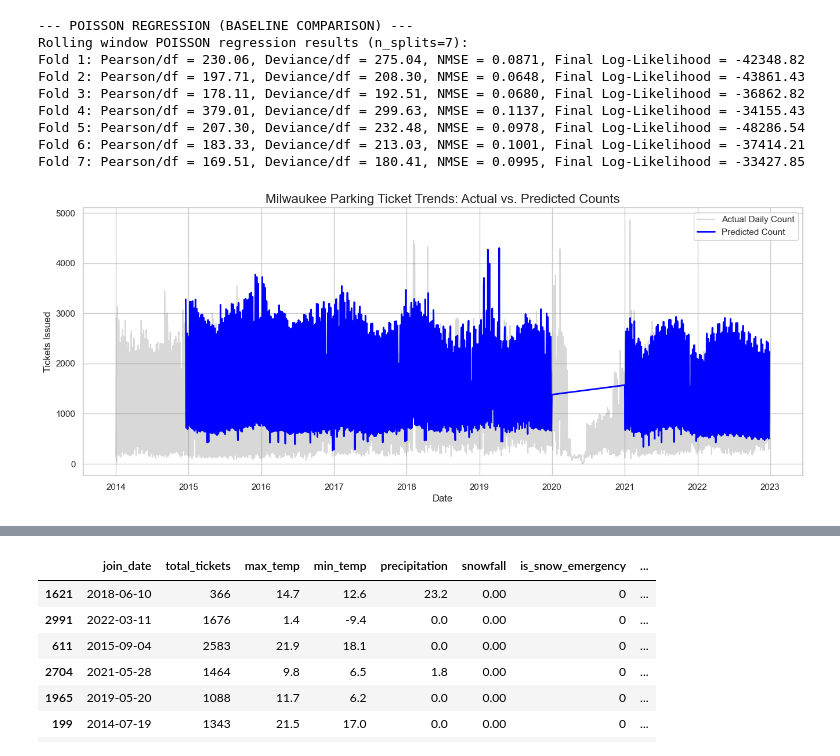
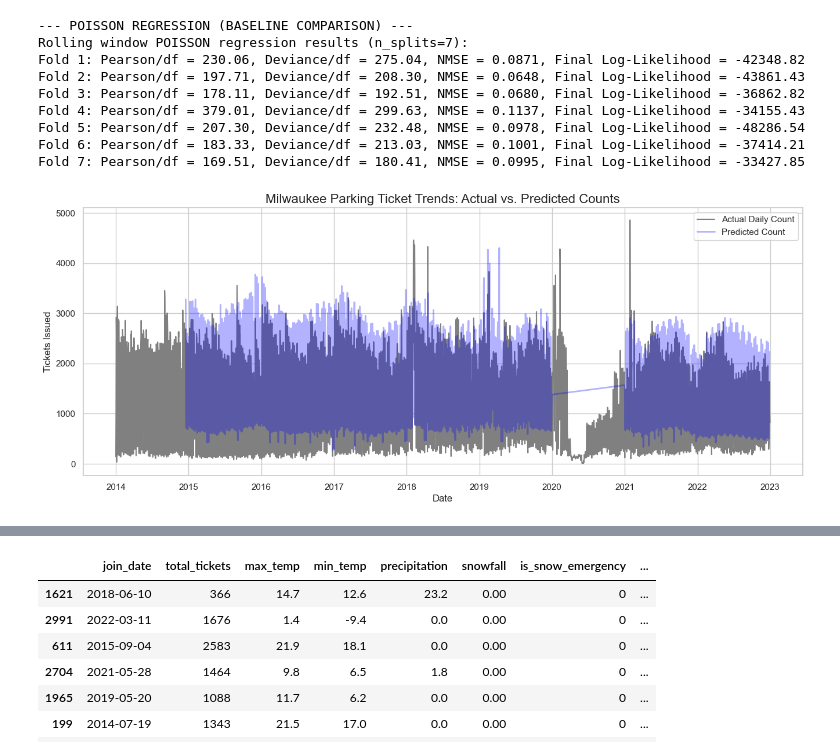
Before and after one commit to johneckberg/Milwaukee-Ticket-Data-Analysis, a Jupyter notebook: parking_final_project.ipynb, the cells around one changed output, grey strips where cells are left out. Saved outputs shown, nothing was run; the diff lists cells and outputs as text; code cells hidden in the pictures.

Commit message:
updated visualization

```diff
--- a/parking_final_project.ipynb
+++ b/parking_final_project.ipynb
@@ -959,24 +959,24 @@ Fold 7: Pearson/df = 169.51, Deviance/df = 180.41, NMSE = 0.0995, Final Log-Like
 # %%
 # overlay the logged prediction counts with the actual daily ticket values
 # this didnt work very well
 import matplotlib.pyplot as plt
 import seaborn as sns
 import numpy as np
 
 # ensure dataframe is sorted by date
 daily_summary_df = daily_summary_df.sort_values('join_date').reset_index(drop=True)
 
 
 # plot actual daily counts and overlay predicted counts (assume predicted_tickets column exists)
 plt.figure(figsize=(16, 6))
-sns.lineplot(data=daily_summary_df, x='join_date', y='total_tickets', color='gray', alpha=0.3, label='Actual Daily Count')
-sns.lineplot(data=daily_summary_df, x='join_date', y='predicted_tickets', color='blue', linewidth=2, label='Predicted Count')
+sns.lineplot(data=daily_summary_df, x='join_date', y='total_tickets', color='gray', label='Actual Daily Count')
+sns.lineplot(data=daily_summary_df, x='join_date', y='predicted_tickets', color='blue', alpha=0.3, linewidth=2, label='Predicted Count')
 
 plt.title("Milwaukee Parking Ticket Trends: Actual vs. Predicted Counts", fontsize=16)
 plt.xlabel("Date")
 plt.ylabel("Tickets Issued")
 plt.legend()
 plt.show()
 # %% [output]
-[figure, old version]
+[figure, new version]
 # %%
```
Also changed, not shown: parts of 3 cells of this notebook.
